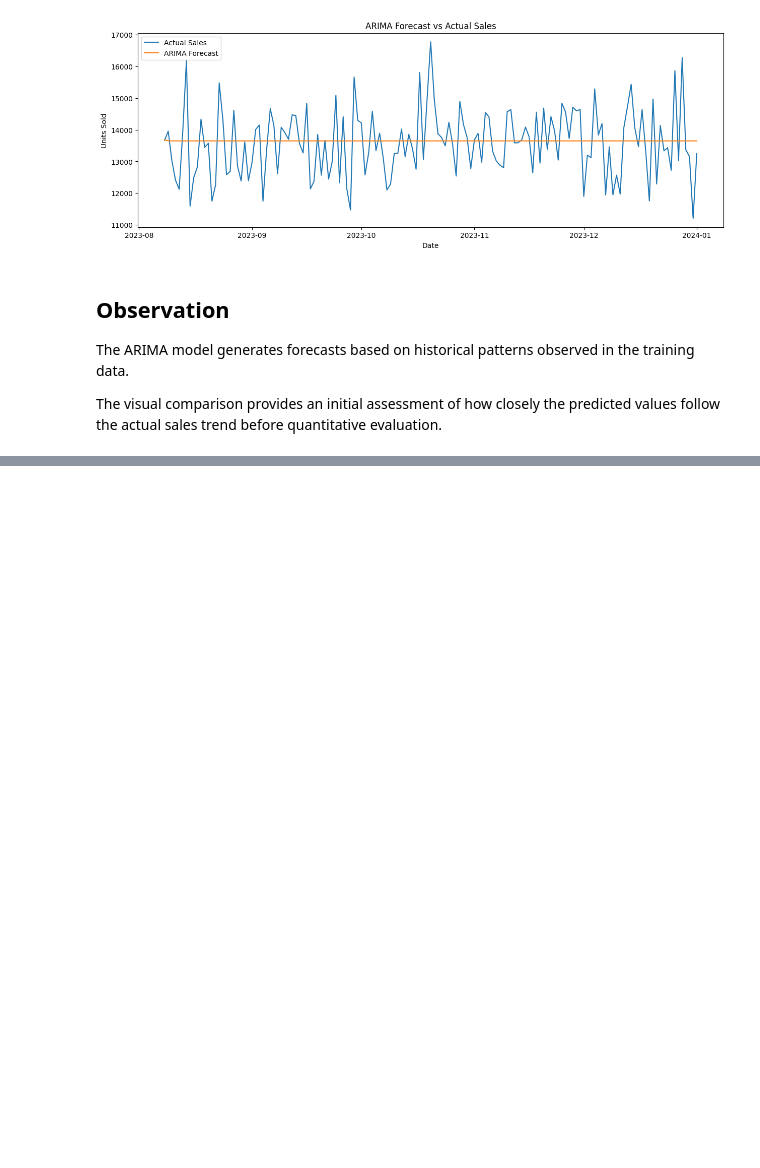
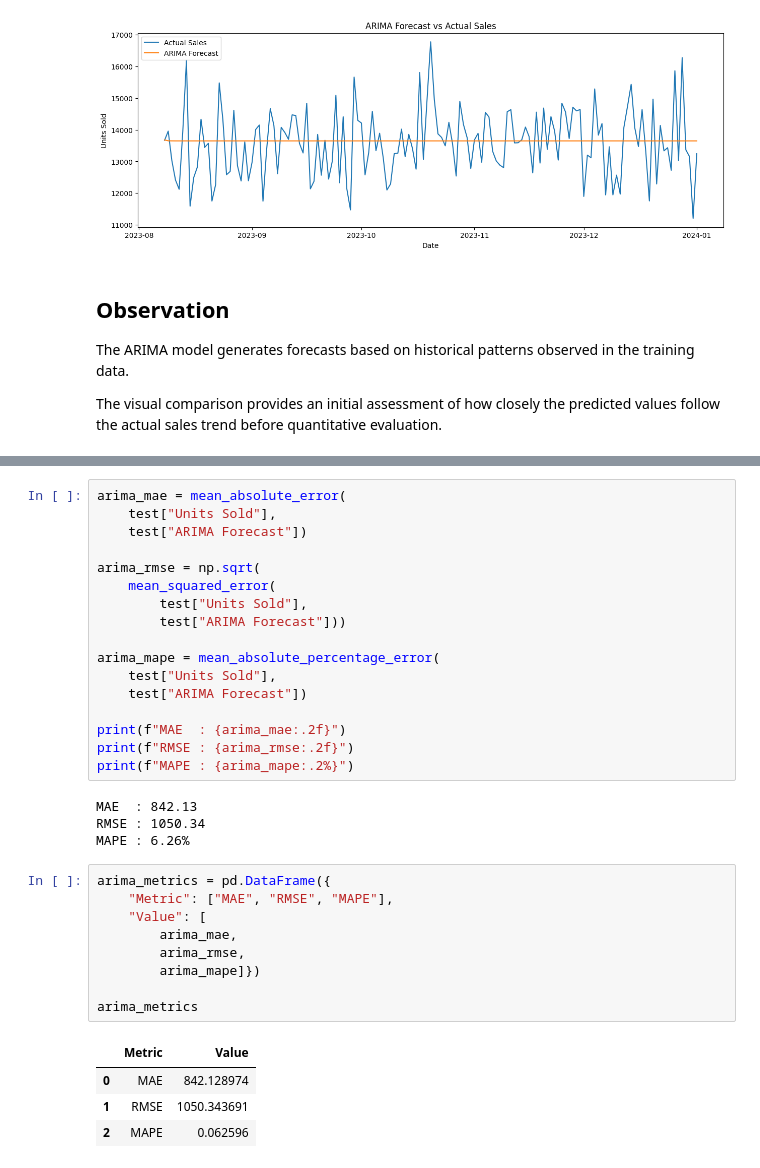
Before and after one commit to Adithyan-7/supply-chain-demand-forecasting, a Jupyter notebook: notebooks/04_demand_forecasting.ipynb, the cells around one changed output, grey strips where cells are left out. Drawn from its saved outputs; the diff is of its cells as text; blank space fills up the shorter version.

Commit message:
feat: evaluate ARIMA forecasting performance

```diff
--- a/notebooks/04_demand_forecasting.ipynb
+++ b/notebooks/04_demand_forecasting.ipynb
@@ -397,0 +408,35 @@ The visual comparison provides an initial assessment of how closely the predicte
+# %%
+arima_mae = mean_absolute_error(
+    test["Units Sold"],
+    test["ARIMA Forecast"])
+
+arima_rmse = np.sqrt(
+    mean_squared_error(
+        test["Units Sold"],
+        test["ARIMA Forecast"]))
+
+arima_mape = mean_absolute_percentage_error(
+    test["Units Sold"],
+    test["ARIMA Forecast"])
+
+print(f"MAE  : {arima_mae:.2f}")
+print(f"RMSE : {arima_rmse:.2f}")
+print(f"MAPE : {arima_mape:.2%}")
+# %% [output]
+MAE  : 842.13
+RMSE : 1050.34
+MAPE : 6.26%
+# %%
+arima_metrics = pd.DataFrame({
+    "Metric": ["MAE", "RMSE", "MAPE"],
+    "Value": [
+        arima_mae,
+        arima_rmse,
+        arima_mape]})
+
+arima_metrics
+# %% [output]
+|  | Metric | Value |
+| 0 | MAE | 842.128974 |
+| 1 | RMSE | 1050.343691 |
+| 2 | MAPE | 0.062596 |
```
Also changed, not shown: parts of 3 cells of this notebook.
